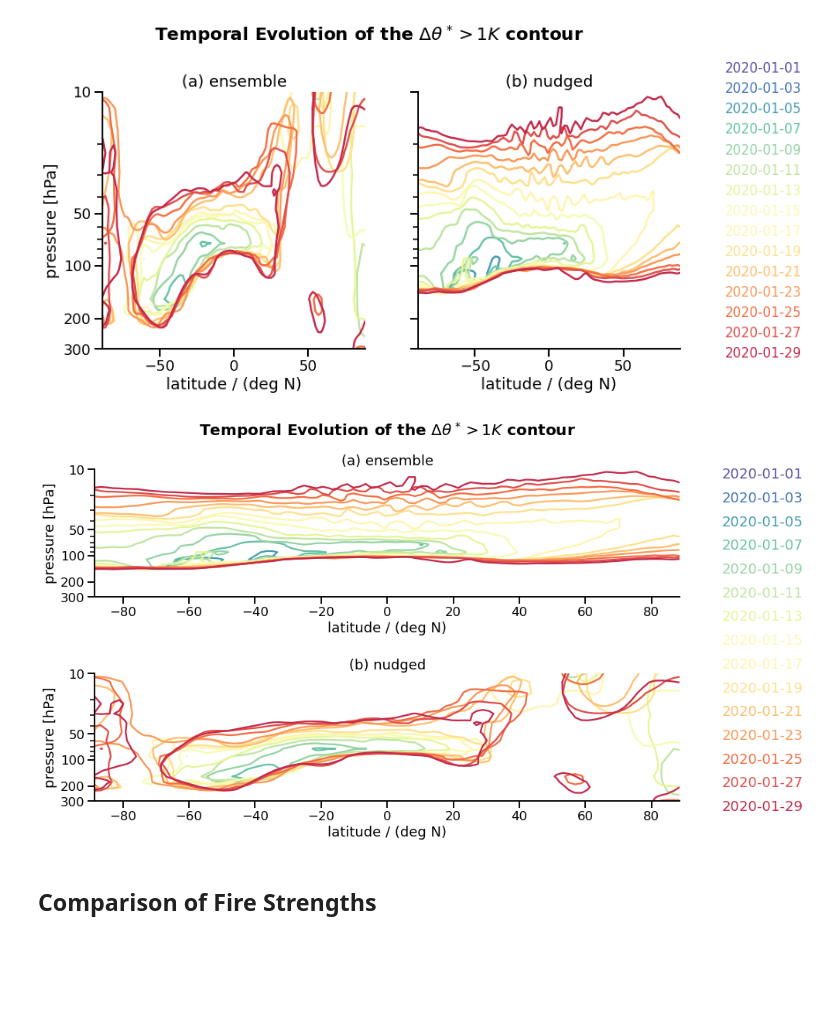
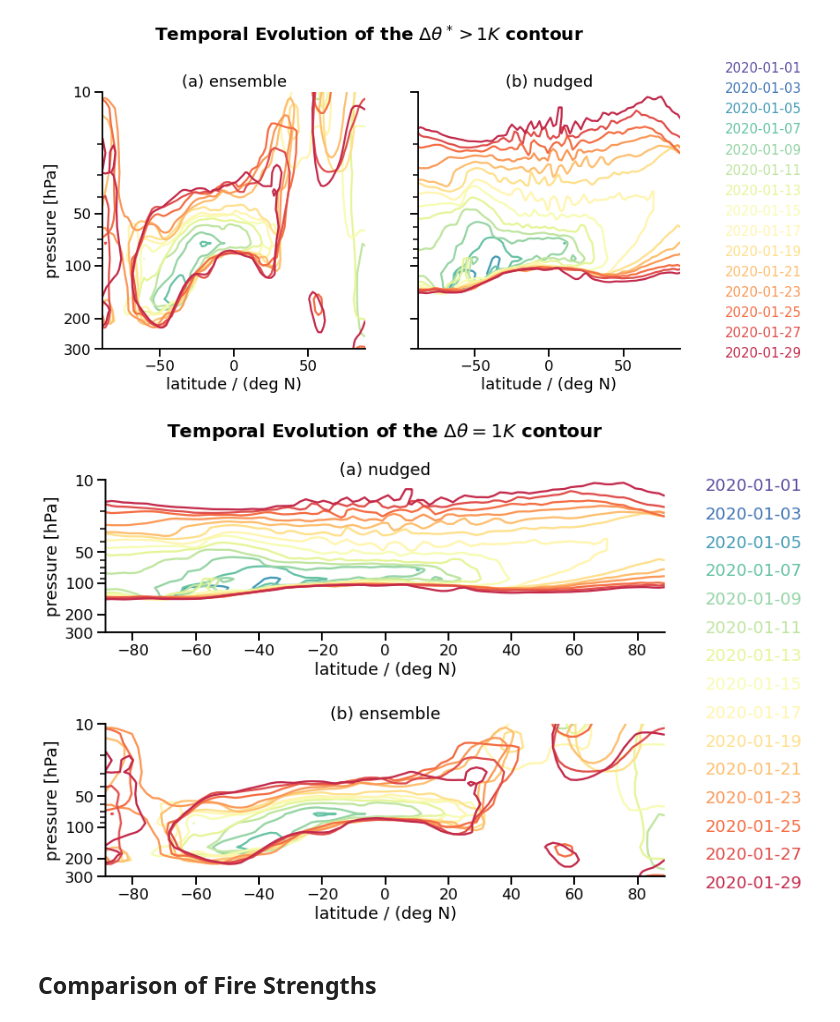
Before and after one commit to fsenf/nbook.2022-11_WiFi-AUS_Circ-Feedbacks, a Jupyter notebook: nbooks/05-Plot-Temporal-Evolution-of-Tpot.ipynb, the cells around one changed output. Saved outputs shown, nothing was run; the diff lists cells and outputs as text; code cells hidden in the pictures; blank space fills up the shorter version.

Commit message:
bugfix in temp.plot titles and sign of circulation

```diff
--- a/nbooks/05-Plot-Temporal-Evolution-of-Tpot.ipynb
+++ b/nbooks/05-Plot-Temporal-Evolution-of-Tpot.ipynb
@@ -87,7 +87,7 @@ sns.despine()
 import matplotlib.colors as mcol
 cmap = plt.cm.Spectral_r
 
-fig, axs = plt.subplots( nrows = 2, figsize = (15,8), sharey = True)
+fig, axs = plt.subplots( nrows = 2, figsize = (12,8), sharey = True)
 plt.subplots_adjust(right = 0.85, left = 0.15, top = 0.87, hspace = 0.6)
 
 it_start = 0
@@ -96,37 +96,37 @@ it_step = 2
 it = 100
 
 mode = 'fire1.0'
 for imode, stat in enumerate( ['nudged', 'mean',  ]):
     for it in range(it_start, it_end, it_step):
         irel = (1.*it - it_start) / (it_end - it_start)
         crgb = cmap(irel)
         chex = mcol.to_hex( crgb )
         d = theta.sel(stats = stat, mode = mode).isel(time = it)
         d.plot.contour( levels = [1,],
                         colors = [chex,],
                         yscale = 'log',
                         ax = axs[imode],
                         yincrease = False,
                         ylim = (300, 10))
         if imode == 0:
             date = str( d.time.data.astype('datetime64[D]' ) )
             plt.figtext( 0.9, 0.85 - 0.8  * irel, date, c = chex, fontsize = 18)
-            axs[imode].set_title('(a) ensemble')
+            axs[imode].set_title('(a) nudged')
 
         else:
       #      axs[imode].set_ylabel('')
-            axs[imode].set_title('(b) nudged')
+            axs[imode].set_title('(b) ensemble')
 
         axs[imode].set_yticks([10, 50, 100, 200, 300], )
         axs[imode].set_yticklabels([10, 50, 100, 200, 300], )
         axs[imode].set_xlabel('latitude / (deg N)')
 
-plt.suptitle( r'Temporal Evolution of the $\Delta \theta^* > 1 K$ contour',fontsize = 20, fontweight = 'bold' )
+plt.suptitle( r'Temporal Evolution of the $\Delta \theta = 1 K$ contour',fontsize = 20, fontweight = 'bold' )
 sns.despine()
 
 plt.savefig('../pics/temp-anomaly-contours.png', dpi = 600)
 # %% [output]
-[figure, old version]
+[figure, new version]
 # %% [markdown]
 ## Comparison of Fire Strengths
 # %%
```
Also changed, not shown: 2 other files.
